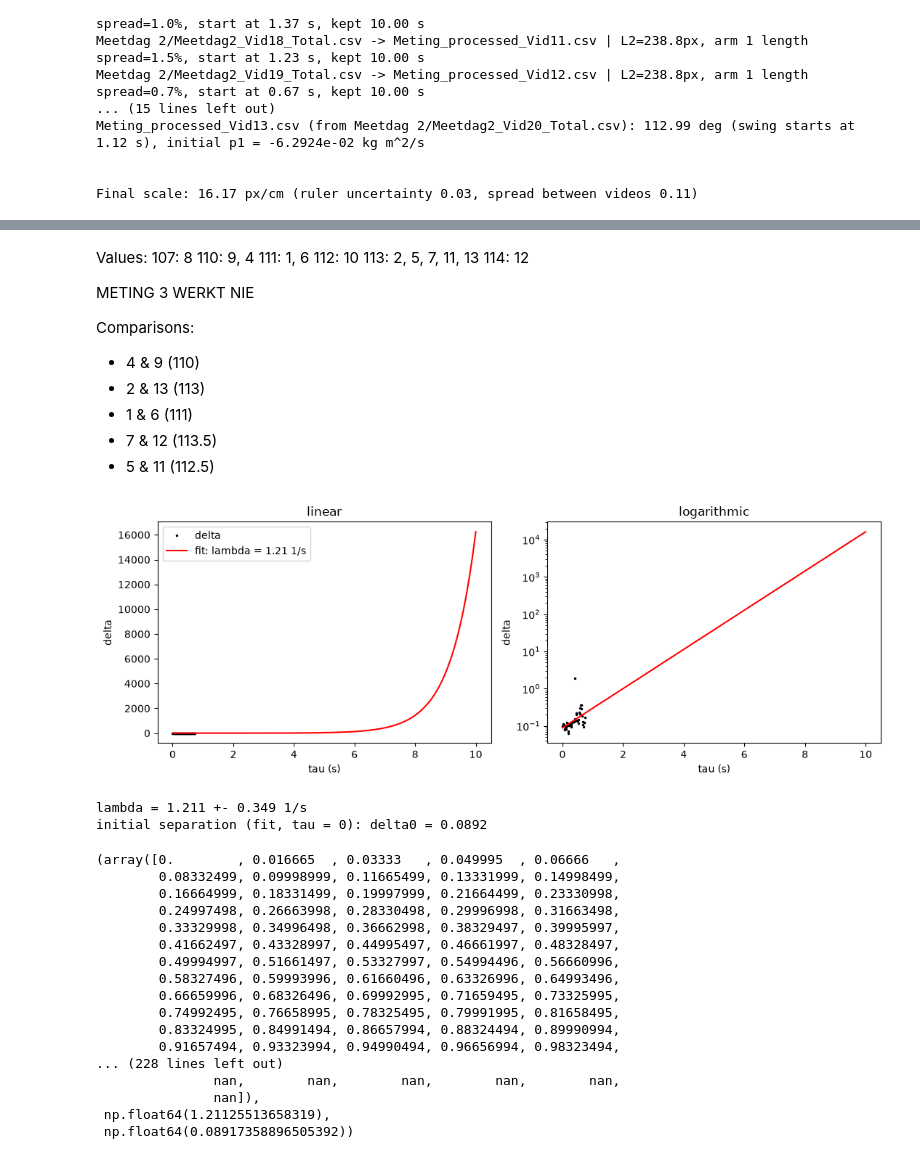
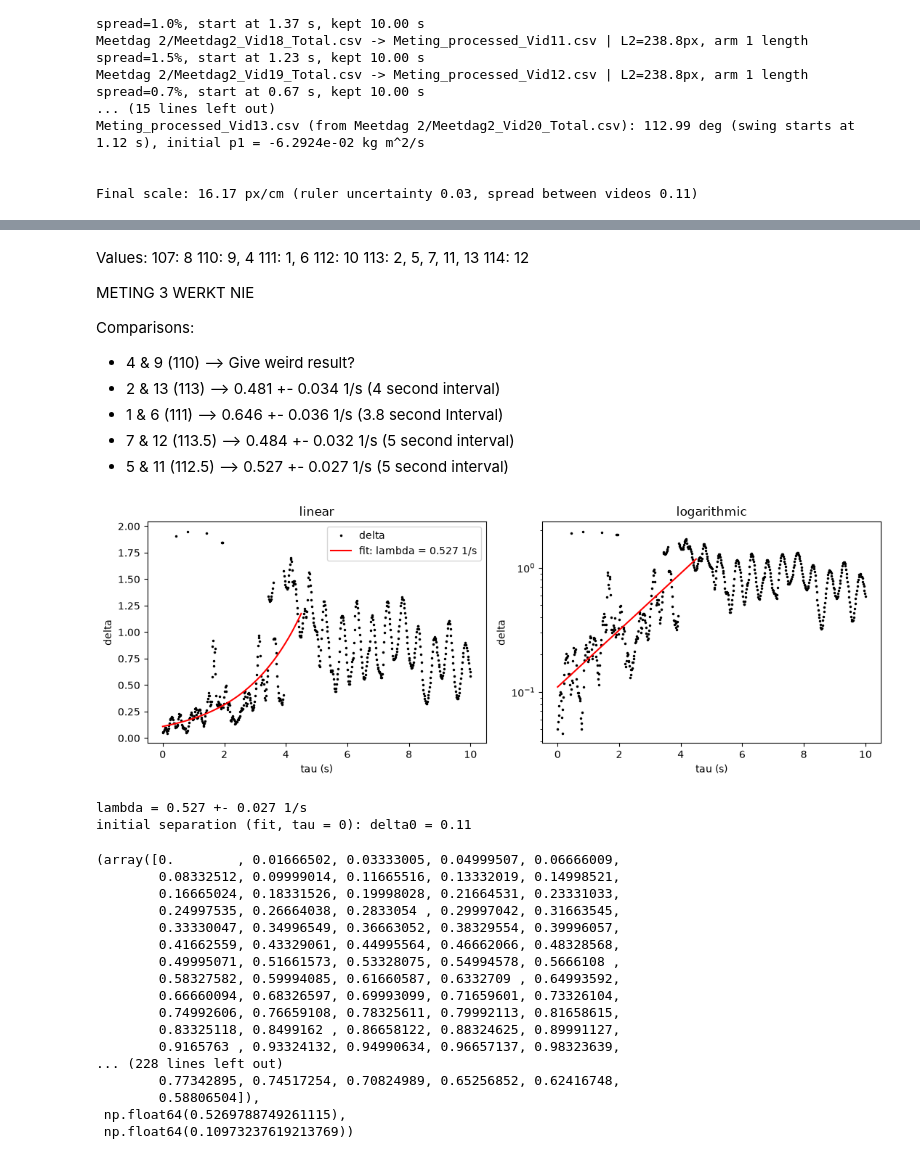
Before and after one commit to daantjebunschoten1-gif/RP---Double-Pendulum-, a Jupyter notebook: Data processing.ipynb, the cells around one changed output, grey strips where cells are left out. Drawn from its saved outputs; the diff is of its cells as text; code cells hidden in the pictures.

Commit message:
unwrap nan fix

```diff
--- a/Data processing.ipynb
+++ b/Data processing.ipynb
@@ -39,6 +39,13 @@ n_ref = 10           # number of first valid frames used to determine the restin
 
 start_angles = []
 scale_list = []
+
+def unwrap_nan(theta):
+    theta = np.asarray(theta, dtype=float)
+    out = np.full_like(theta, np.nan)
+    ok = ~np.isnan(theta)
+    out[ok] = np.unwrap(theta[ok])
+    return out
 
 for i, vid_nr in enumerate(range(first_vid, last_vid + 1)):
     filename = f"Meetdag 2/Meetdag2_Vid{vid_nr}_Total.csv"
@@ -88,8 +95,8 @@ for i, vid_nr in enumerate(range(first_vid, last_vid + 1)):
     spread = np.nanstd(r1_new) / np.nanmean(r1_new)
 
     t = coords["time_s"].to_numpy(dtype=float)
-    omega1 = np.gradient(np.unwrap(theta1_new), t)
-    omega2 = np.gradient(np.unwrap(theta2_new), t)
+    omega1 = np.gradient(unwrap_nan(theta1_new), t)
+    omega2 = np.gradient(unwrap_nan(theta2_new), t)
 
     L1_m, L2_m = L1 / 100, L2 / 100
     delta = theta1_new - theta2_new
@@ -238,11 +245,11 @@ Values:
 METING 3 WERKT NIE
 
 Comparisons:
-* 4 & 9 (110)
-* 2 & 13 (113)
-* 1 & 6 (111)
-* 7 & 12 (113.5)
-* 5 & 11 (112.5)
+* 4 & 9 (110) --> Give weird result?
+* 2 & 13 (113) --> 0.481 +- 0.034 1/s (4 second interval)
+* 1 & 6 (111) --> 0.646 +- 0.036 1/s (3.8 second Interval)
+* 7 & 12 (113.5) --> 0.484 +- 0.032 1/s (5 second interval)
+* 5 & 11 (112.5) --> 0.527 +- 0.027 1/s (5 second interval)
 # %%
 def phase_space_analysis(file_a, file_b, fit_start, fit_end):
     # import files (again)
@@ -267,51 +274,51 @@ def phase_space_analysis(file_a, file_b, fit_start, fit_end):
                     + (d_th2 / theta_norm)**2 + (d_p2 / p2_norm)**2)
 
     # fit ln(delta) = lambda * tau + b over the chosen interval
     window = (tau >= fit_start) & (tau <= fit_end) & ~np.isnan(delta)
     popt, pcov = curve_fit(lambda t, lam, b: lam * t + b, tau[window], np.log(delta[window]))
     lam, b_fit = popt
     lam_err = np.sqrt(pcov[0, 0])
     delta0 = np.exp(b_fit)
 
     # plot on linear and logarithmic vertical axes
     fig, (ax1, ax2) = plt.subplots(1, 2, figsize=(11, 4))
     t_line = np.linspace(fit_start, fit_end, 100)
     for ax in (ax1, ax2):
         ax.plot(tau, delta, "k.", ms=3, label="delta")
         ax.plot(t_line, np.exp(b_fit + lam * t_line), "r-", label=f"fit: lambda = {lam:.3g} 1/s")
         ax.set_xlabel("tau (s)")
         ax.set_ylabel("delta")
     ax1.set_title("linear")
     ax2.set_title("logarithmic")
     ax2.set_yscale("log")
     ax1.legend()
     plt.tight_layout()
     plt.show()
 
     print(f"lambda = {lam:.3f} +- {lam_err:.3f} 1/s")
     print(f"initial separation (fit, tau = 0): delta0 = {delta0:.3g}")
     return tau, delta, lam, delta0
 
 
-phase_space_analysis("Meting_processed_Vid4.csv", "Meting_processed_Vid9.csv", fit_start=0, fit_end=10)
+phase_space_analysis("Meting_processed_Vid5.csv", "Meting_processed_Vid11.csv", fit_start=0, fit_end=4.5)
 # %% [output]
-[figure, old version]
+[figure, new version]
-lambda = 1.211 +- 0.349 1/s
-initial separation (fit, tau = 0): delta0 = 0.0892
+lambda = 0.527 +- 0.027 1/s
+initial separation (fit, tau = 0): delta0 = 0.11
-(array([0.        , 0.016665  , 0.03333   , 0.049995  , 0.06666   ,
-        0.08332499, 0.09998999, 0.11665499, 0.13331999, 0.14998499,
-        0.16664999, 0.18331499, 0.19997999, 0.21664499, 0.23330998,
-        0.24997498, 0.26663998, 0.28330498, 0.29996998, 0.31663498,
-        0.33329998, 0.34996498, 0.36662998, 0.38329497, 0.39995997,
-        0.41662497, 0.43328997, 0.44995497, 0.46661997, 0.48328497,
-        0.49994997, 0.51661497, 0.53327997, 0.54994496, 0.56660996,
-        0.58327496, 0.59993996, 0.61660496, 0.63326996, 0.64993496,
-        0.66659996, 0.68326496, 0.69992995, 0.71659495, 0.73325995,
-        0.74992495, 0.76658995, 0.78325495, 0.79991995, 0.81658495,
-        0.83324995, 0.84991494, 0.86657994, 0.88324494, 0.89990994,
-        0.91657494, 0.93323994, 0.94990494, 0.96656994, 0.98323494,
+(array([0.        , 0.01666502, 0.03333005, 0.04999507, 0.06666009,
+        0.08332512, 0.09999014, 0.11665516, 0.13332019, 0.14998521,
+        0.16665024, 0.18331526, 0.19998028, 0.21664531, 0.23331033,
+        0.24997535, 0.26664038, 0.2833054 , 0.29997042, 0.31663545,
+        0.33330047, 0.34996549, 0.36663052, 0.38329554, 0.39996057,
+        0.41662559, 0.43329061, 0.44995564, 0.46662066, 0.48328568,
+        0.49995071, 0.51661573, 0.53328075, 0.54994578, 0.5666108 ,
+        0.58327582, 0.59994085, 0.61660587, 0.6332709 , 0.64993592,
+        0.66660094, 0.68326597, 0.69993099, 0.71659601, 0.73326104,
+        0.74992606, 0.76659108, 0.78325611, 0.79992113, 0.81658615,
+        0.83325118, 0.8499162 , 0.86658122, 0.88324625, 0.89991127,
+        0.9165763 , 0.93324132, 0.94990634, 0.96657137, 0.98323639,
 ... (228 lines left out)
-               nan,        nan,        nan,        nan,        nan,
-               nan]),
- np.float64(1.21125513658319),
- np.float64(0.08917358896505392))
+        0.77342895, 0.74517254, 0.70824989, 0.65256852, 0.62416748,
+        0.58806504]),
+ np.float64(0.5269788749261115),
+ np.float64(0.10973237619213769))
```
Also changed, not shown: parts of 1 cell of this notebook, 2 other files.
